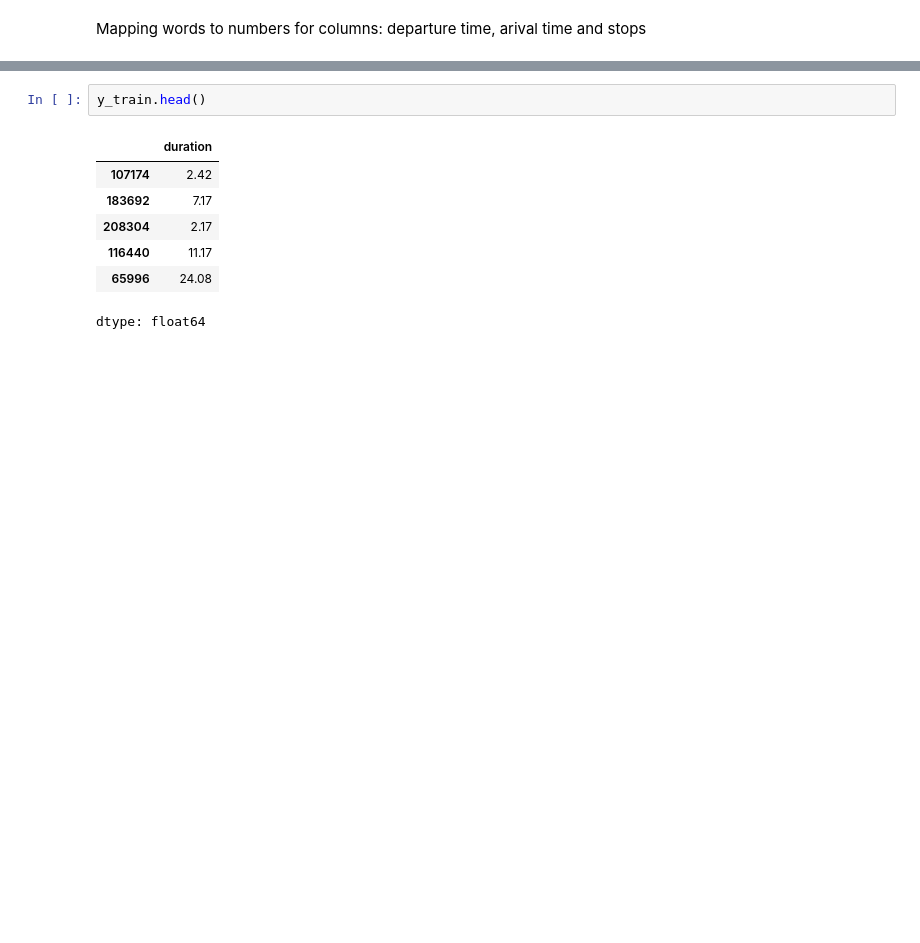
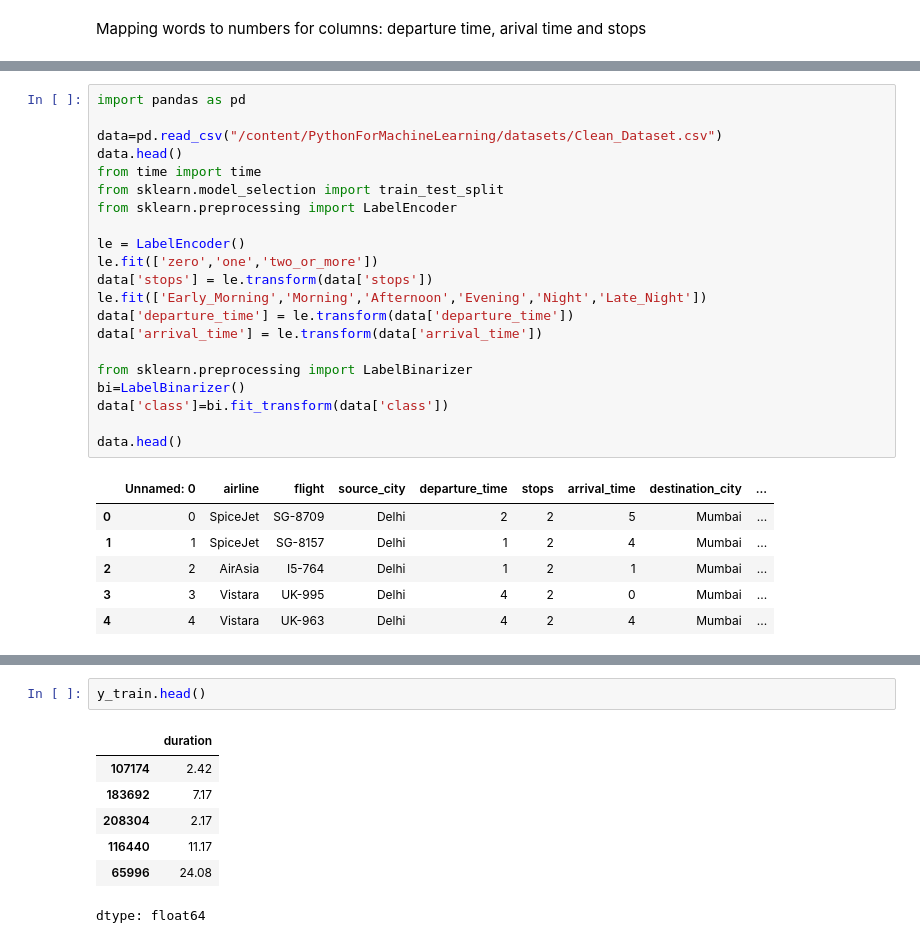
Before and after one commit to jadrzy/ProjectPythonForMachineLearning, a Jupyter notebook: notebooks/InitialDataAnalysis.ipynb, the cells around one changed output, grey strips where cells are left out. Drawn from its saved outputs; the diff is of its cells as text; blank space fills up the shorter version.

```diff
--- a/notebooks/InitialDataAnalysis.ipynb
+++ b/notebooks/InitialDataAnalysis.ipynb
@@ -72,0 +68,28 @@ print(time)
+# %%
+import pandas as pd
+
+data=pd.read_csv("/content/PythonForMachineLearning/datasets/Clean_Dataset.csv")
+data.head()
+from time import time
+from sklearn.model_selection import train_test_split
+from sklearn.preprocessing import LabelEncoder
+
+le = LabelEncoder()
+le.fit(['zero','one','two_or_more'])
+data['stops'] = le.transform(data['stops'])
+le.fit(['Early_Morning','Morning','Afternoon','Evening','Night','Late_Night'])
+data['departure_time'] = le.transform(data['departure_time'])
+data['arrival_time'] = le.transform(data['arrival_time'])
+
+from sklearn.preprocessing import LabelBinarizer
+bi=LabelBinarizer()
+data['class']=bi.fit_transform(data['class'])
+
+data.head()
+# %% [output]
+|  | Unnamed: 0 | airline | flight | source_city | departure_time | stops | arrival_time | destination_city | ... |
+| 0 | 0 | SpiceJet | SG-8709 | Delhi | 2 | 2 | 5 | Mumbai | ... |
+| 1 | 1 | SpiceJet | SG-8157 | Delhi | 1 | 2 | 4 | Mumbai | ... |
+| 2 | 2 | AirAsia | I5-764 | Delhi | 1 | 2 | 1 | Mumbai | ... |
+| 3 | 3 | Vistara | UK-995 | Delhi | 4 | 2 | 0 | Mumbai | ... |
+| 4 | 4 | Vistara | UK-963 | Delhi | 4 | 2 | 4 | Mumbai | ... |
```
Also changed, not shown: parts of 6 cells of this notebook.
